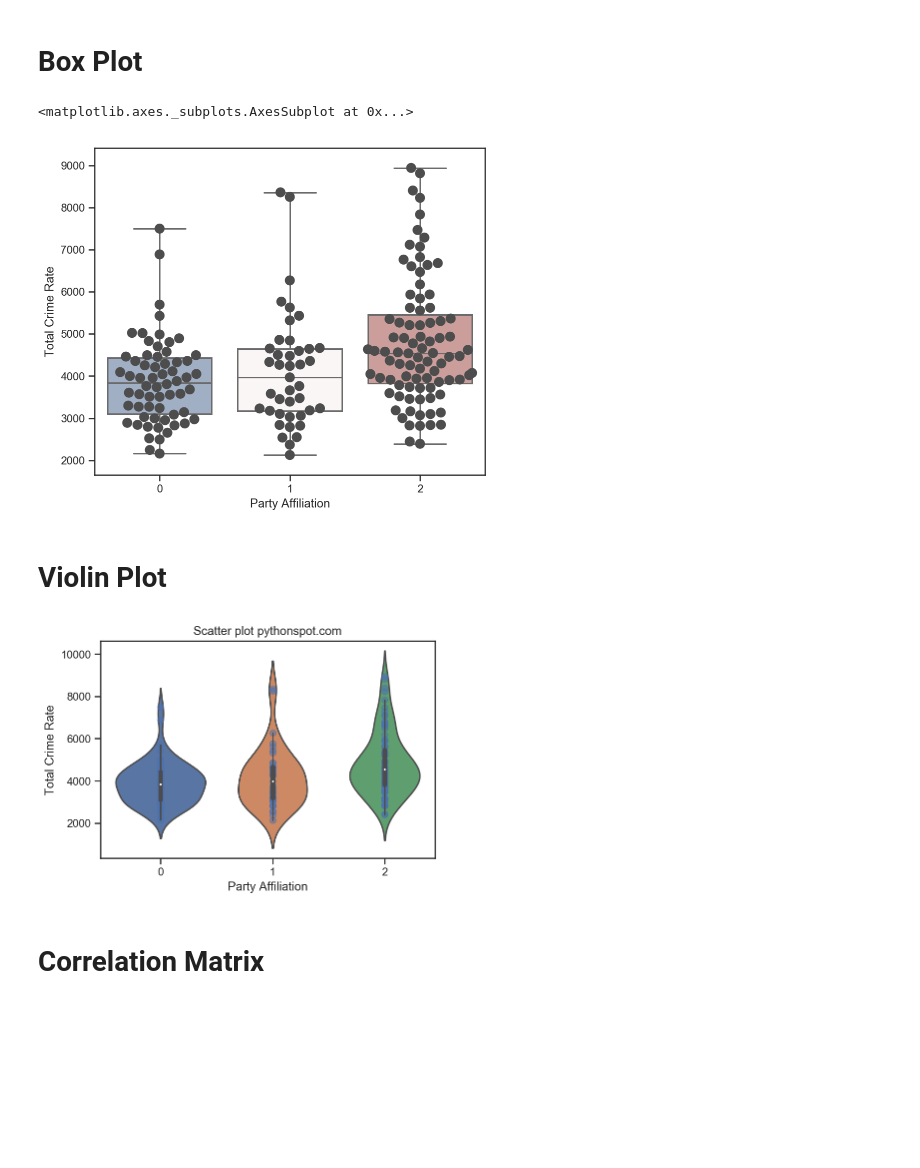
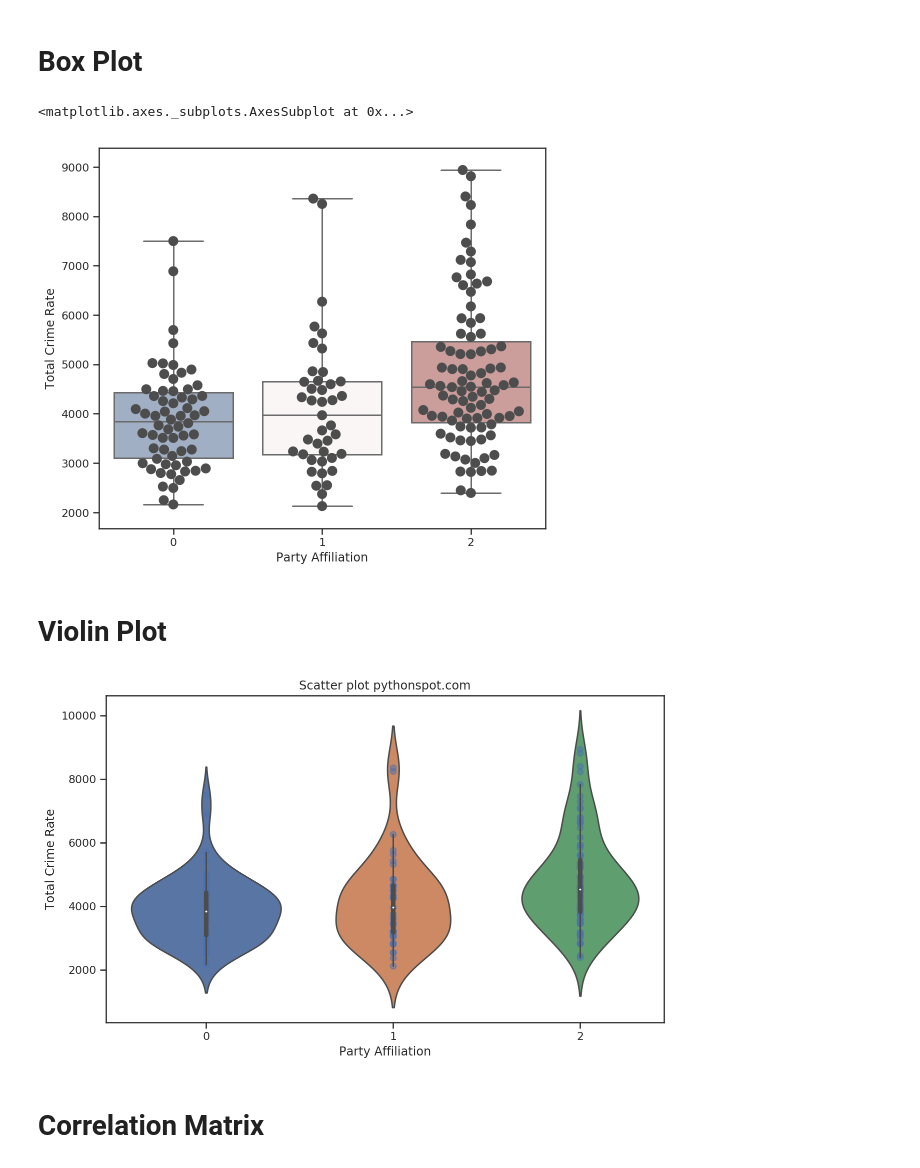
Before and after one commit to wsc012/DS-Project, a Jupyter notebook: Data_Exploration.ipynb, the cells around one changed output. Saved outputs shown, nothing was run; the diff lists cells and outputs as text; code cells hidden in the pictures; blank space fills up the shorter version.

```diff
--- a/Data_Exploration.ipynb
+++ b/Data_Exploration.ipynb
@@ -84,7 +85,7 @@ Text(0, 0.5, 'Total Crime Rate')
 sns.set(style="ticks")
 
 # Initialize the figure with a logarithmic x axis
-f, ax = plt.subplots(figsize=(7, 6))
+f, ax = plt.subplots(figsize=(8, 7))
 
 
 
@@ -95,18 +96,19 @@ sns.boxplot(x, y, data=df_analysis, whis="range", palette="vlag")
 sns.swarmplot(x, y, data=df_analysis, size=10,color=".3", linewidth=0)
 # %% [output]
 <matplotlib.axes._subplots.AxesSubplot at 0x...>
-[figure, old version]
+[figure, new version]
 # %% [markdown]
 # Violin Plot
 # %%
 ax = sns.violinplot(x, y, split=True, data=df_analysis)
+sns.set(rc={'figure.figsize':(10,6)})
 plt.scatter(x, y, alpha=0.5)
 plt.title('Scatter plot pythonspot.com')
 plt.xlabel('Party Affiliation')
 plt.ylabel('Total Crime Rate')
 plt.show()
 # %% [output]
-[figure, old version]
+[figure, new version]
 # %% [markdown]
 # Correlation Matrix
 # %%
```
Also changed, not shown: parts of 6 cells of this notebook.
